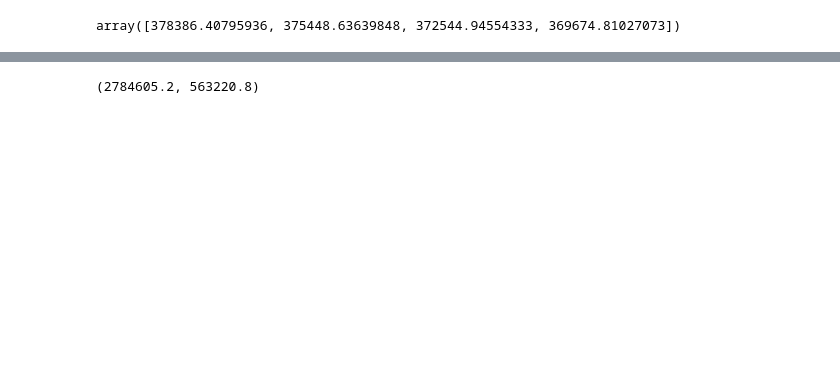
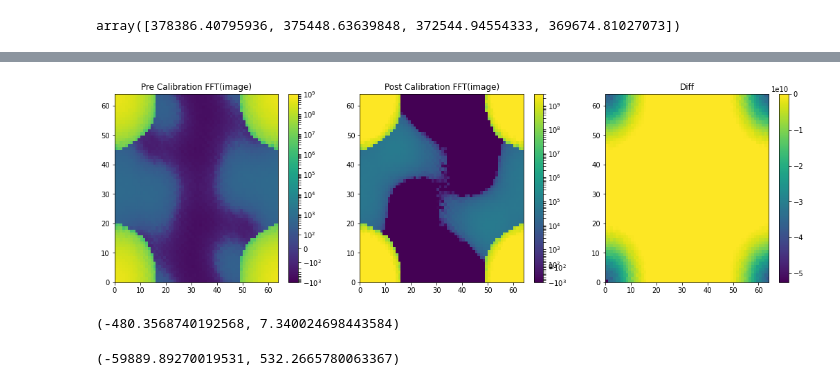
Before and after one commit to epic-astronomy/LWA_EPIC, a Jupyter notebook: epical_devel.ipynb, the cells around one changed output, grey strips where cells are left out. Cells and saved outputs as stored; diff of their text form; code cells hidden in the pictures; blank space fills up the shorter version.

```diff
--- a/epical_devel.ipynb
+++ b/epical_devel.ipynb
@@ -665,3 +754,6 @@ image_post = image_post.copy(space="system")
+# %%
+uv_pre = numpy.fft.fft2(image_pre, axes=(3, 4))
+uv_post = numpy.fft.fft2(image_post, axes=(3, 4))
 # %%
 image_pre = numpy.fft.fftshift(image_pre, axes=(3, 4))
 image_pre =  image_pre[:, :, :, ::-1, :]
@@ -691,7 +784,32 @@ ax[2].set_title("Diff");
+# %%
+fig, ax = plt.subplots(ncols=3, figsize=(18,5), facecolor="white")
+
+# norm = LogNorm(vmax=1e7, vmin=1e-1)
+# norm1 = Normalize(vmin=1e6, vmax=1e9)
+norm1 = SymLogNorm(vmin=-5e2, linthresh=1e2, vmax=1e9)
+# norm2 = Normalize(vmin=9e5, vmax=2.5e9)
+norm2 = SymLogNorm(vmin=-1e3, linthresh=1e3, vmax=3e9)
+im = ax[0].pcolorfast(uv_pre[0,0,0].real, norm=norm1)
+fig.colorbar(im, ax=ax[0]);
+ax[0].set_title("Pre Calibration FFT(image)");
+
+im = ax[1].pcolorfast(uv_post[0,0,0].real, norm=norm2)
+fig.colorbar(im, ax=ax[1]);
+ax[1].set_title("Post Calibration FFT(image)");
+
+im = ax[2].pcolorfast((uv_pre - uv_post).real[0,0,0])
+fig.colorbar(im, ax=ax[2]);
+ax[2].set_title("Diff");
+# %% [output]
+[figure, added]
 # %%
-image_pre[0,0,0].real[25, 5] ,image_post[0,0,0].real[25, 5]
+uv_pre[0,0,0].real.min(), uv_pre[0,0,0].real.max()/1e8
 # %% [output]
-(2784605.2, 563220.8)
+(-480.3568740192568, 7.340024698443584)
+# %%
+uv_post[0,0,0].real.min()/1e8, uv_post[0,0,0].real.max()/1e8
+# %% [output]
+(-59889.89270019531, 532.2665780063367)
 # %%
 image_pre[0,0,0].real.min()/1e7, image_pre[0,0,0].real.max()/1e7
 # %% [output]
```
Also changed, not shown: parts of 25 cells of this notebook.
